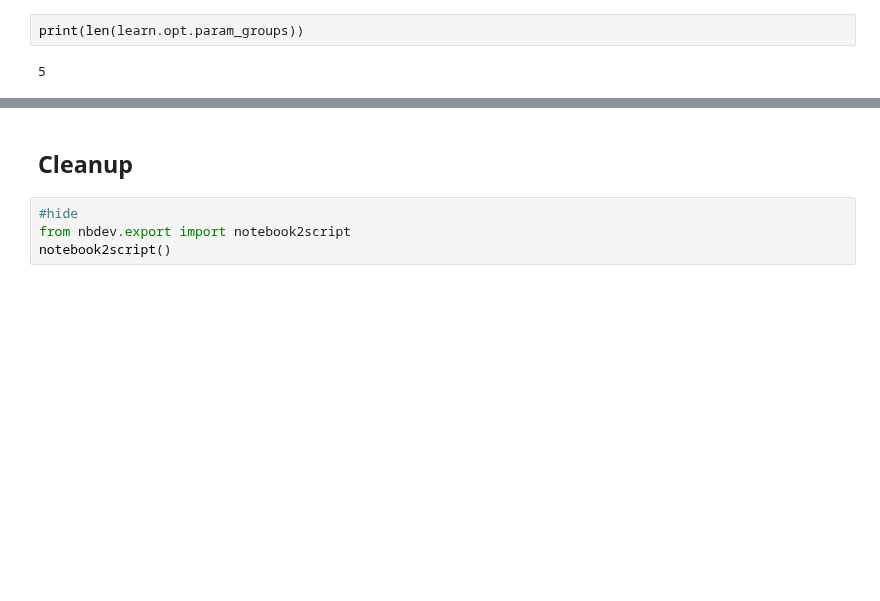
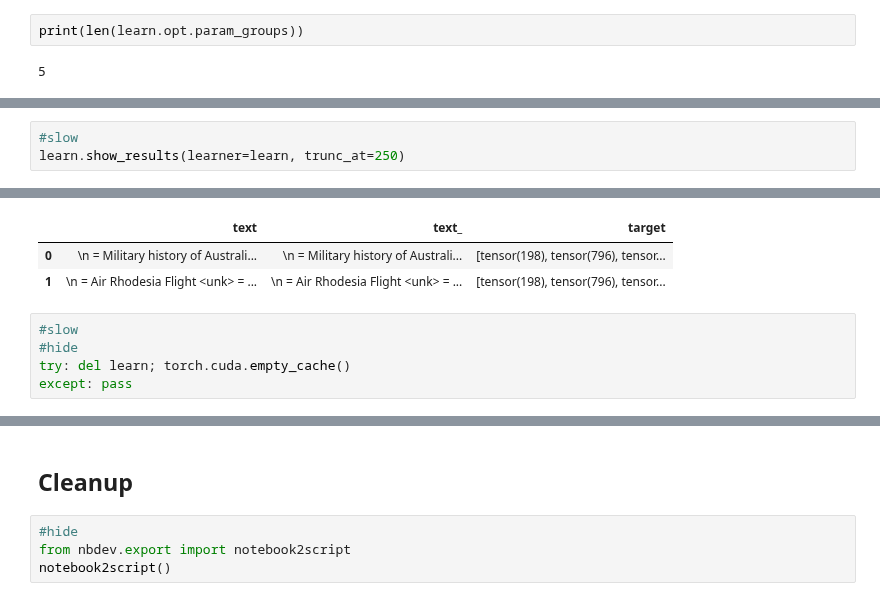
Before and after one commit to ohmeow/blurr, a Jupyter notebook: nbs/02zb_modeling-seq2seq-language-modeling.ipynb, the cells around one changed output, grey strips where cells are left out. Cells and saved outputs as stored; diff of their text form; blank space fills up the shorter version.

```diff
--- a/nbs/02zb_modeling-seq2seq-language-modeling.ipynb
+++ b/nbs/02zb_modeling-seq2seq-language-modeling.ipynb
@@ -131,0 +151,4 @@ learn.fit_one_cycle(1, lr_max=3e-3)
+# %%
+#slow
+learn.show_results(learner=learn, trunc_at=250)
+# %% [output]
@@ -131,0 +156,8 @@ learn.fit_one_cycle(1, lr_max=3e-3)
+|  | text | text_ | target |
+| 0 | \n = Military history of Australi... | \n = Military history of Australi... | [tensor(198), tensor(796), tensor... |
+| 1 | \n = Air Rhodesia Flight <unk> = ... | \n = Air Rhodesia Flight <unk> = ... | [tensor(198), tensor(796), tensor... |
+# %%
+#slow
+#hide
+try: del learn; torch.cuda.empty_cache()
+except: pass
```
Also changed, not shown: parts of 23 cells of this notebook, 29 other files.
